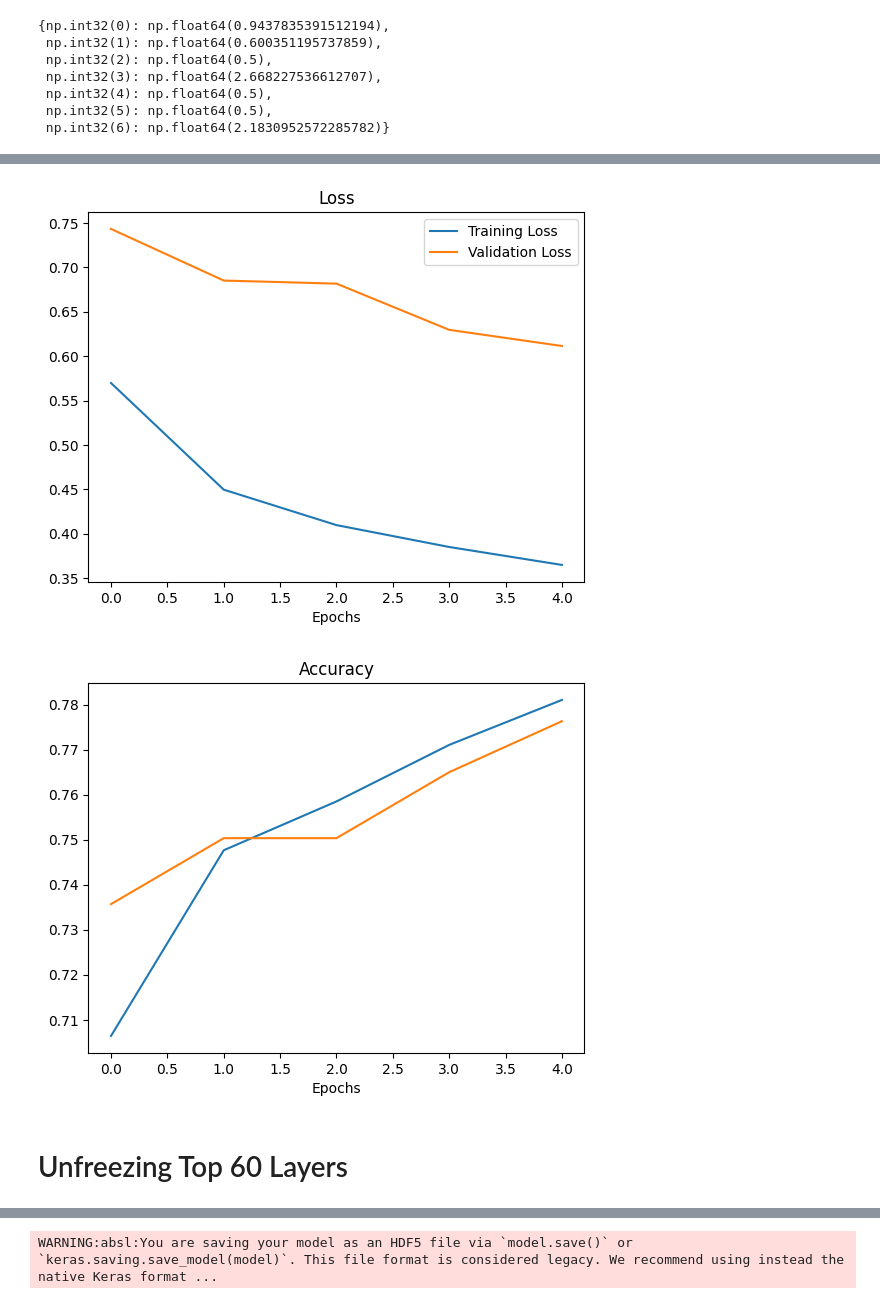
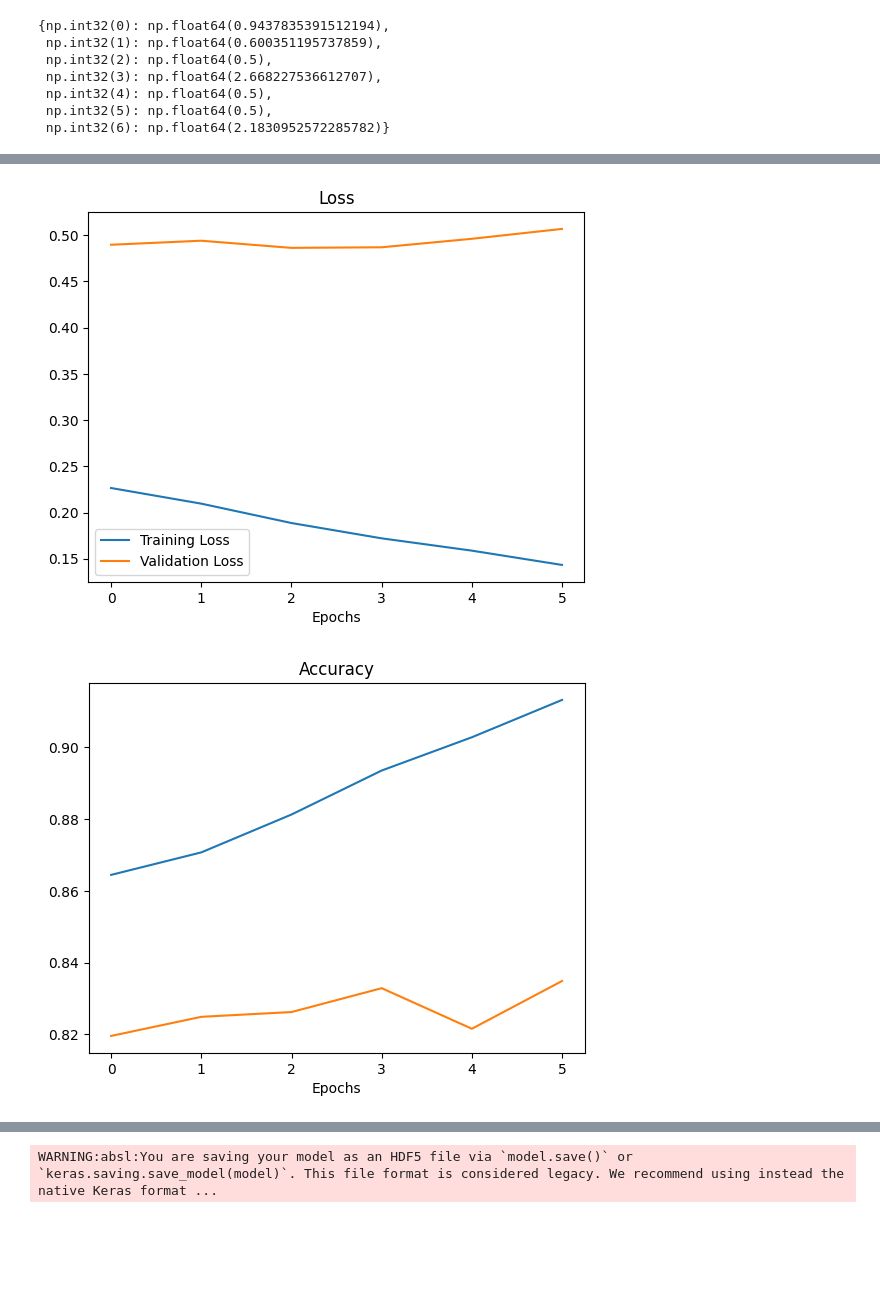
Before and after one commit to vaibhav709/Skin-Cancer-Detection, a Jupyter notebook: train.ipynb, the cells around one changed output, grey strips where cells are left out. Drawn from its saved outputs; the diff is of its cells as text; code cells hidden in the pictures; blank space fills up the shorter version.

```diff
--- a/train.ipynb
+++ b/train.ipynb
@@ -479,7 +529,7 @@ Model: "functional"
  Trainable params: 8,967 (35.03 KB)
  Non-trainable params: 5,919,312 (22.58 MB)
 # %%
-model_4.compile(
+model_4_tl.compile(
     loss=tf.keras.losses.SparseCategoricalCrossentropy(),
     optimizer=tf.keras.optimizers.Adam(),
     metrics=['accuracy']
@@ -495,7 +545,7 @@ class_weight
  np.int32(5): np.float64(0.5),
  np.int32(6): np.float64(2.1830952572285782)}
 # %%
-history_transfer_learning_model_4 = model_4.fit(
+history_transfer_learning_model_4 = model_4_tl.fit(
     train_data,
     validation_data=val_data,
     epochs=5,
@@ -607,7 +648,7 @@ base_model.trainable = True
 for layer in base_model.layers[:-30]:
     layer.trainable = False
 
-model_4.compile(
+model_4_tl.compile(
     loss="sparse_categorical_crossentropy",
     optimizer=tf.keras.optimizers.Adam(learning_rate=0.0001), # lower the lr so that model so we do not change the weights which may later lead to overfitting
     metrics=["accuracy"]
@@ -646,14 +687,15 @@ class_weight
  np.int32(6): np.float64(2.1830952572285782)}
 # %%
 initial_epochs = 5
-fine_tune_epochs = 5
+fine_tune_epochs = 15
 total_epochs = initial_epochs + fine_tune_epochs
 
-history_transfer_learning_model_4_fine_tuned = model_4.fit(
+history_transfer_learning_model_4_fine_tuned = model_4_tl.fit(
     train_data,
     epochs= total_epochs,
     initial_epoch=initial_epochs,
     validation_data=val_data,
-    class_weight=class_weight
+    class_weight=class_weight,
+    callbacks=tf.keras.callbacks.EarlyStopping(patience=3, restore_best_weights=True)
 )
 # %% [output]
@@ -685,7 +721,5 @@ model_4.evaluate(test_data)
 # %%
-plot_loss_curves(history_transfer_learning_model_4)
+plot_loss_curves(history_transfer_learning_model_4_fine_tuned)
 # %% [output]
-[figure, old version]
+[figure, new version]
-[figure, old version]
+[figure, new version]
-# %% [markdown]
-# Unfreezing Top 60 Layers
```
Also changed, not shown: parts of 33 cells of this notebook.
